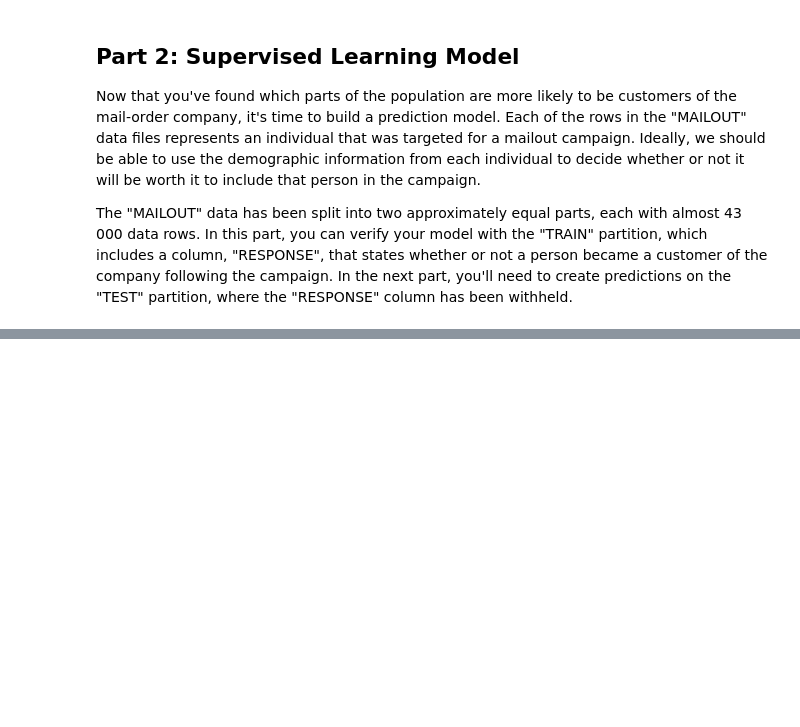
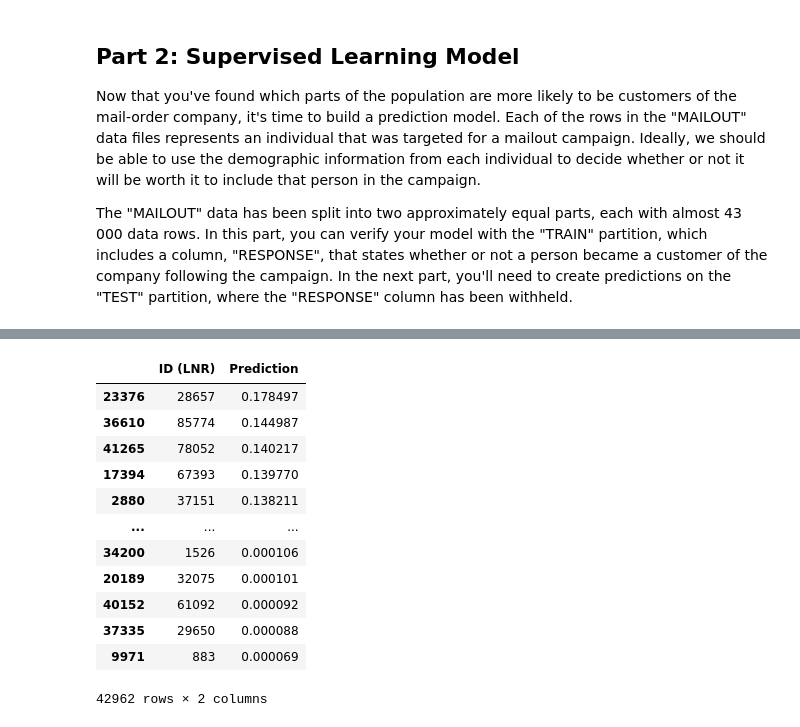
Before and after one commit to Aleaume/Udacity_DataSc_P4, a Jupyter notebook: Arvato Project Workbook.ipynb, the cells around one changed output, grey strips where cells are left out. Drawn from its saved outputs; the diff is of its cells as text; code cells hidden in the pictures; blank space fills up the shorter version.

```diff
--- a/Arvato Project Workbook.ipynb
+++ b/Arvato Project Workbook.ipynb
@@ -736,0 +850,40 @@ mailout_train = pd.read_csv('../../data/Term2/capstone/arvato_data/Udacity_MAILO
+# %%
+mailout_test = pd.read_csv('arvato_data/Udacity_MAILOUT_052018_TRAIN.csv', sep=';')
+# %%
+#Data Cleaning, we apply the same steps as in the previous phases.
+
+le = preprocessing.LabelEncoder()
+imputer = SimpleImputer(missing_values=np.nan, strategy='mean')
+
+mailout_test['CAMEO_DEU_2015'] = mailout_test['CAMEO_DEU_2015'].replace(np.nan, 'XX')
+mailout_test['CAMEO_DEU_2015'] = le.fit_transform(mailout_test['CAMEO_DEU_2015'])
+
+mailout_test['CAMEO_DEUG_2015'] = mailout_test['CAMEO_DEUG_2015'].replace([np.nan, 'X'], 0)
+mailout_test['CAMEO_DEUG_2015'] = mailout_test['CAMEO_DEUG_2015'].astype(int)
+
+mailout_test['CAMEO_INTL_2015'] = mailout_test['CAMEO_INTL_2015'].replace([np.nan, 'XX'], 0)
+mailout_test['CAMEO_INTL_2015'] = mailout_test['CAMEO_INTL_2015'].astype(int)
+
+mailout_test['D19_LETZTER_KAUF_BRANCHE'] = le.fit_transform(mailout_test['D19_LETZTER_KAUF_BRANCHE'])
+
+mailout_test['EINGEFUEGT_AM'] = mailout_test['EINGEFUEGT_AM'].str[:4]
+mailout_test['EINGEFUEGT_AM'] = mailout_test['EINGEFUEGT_AM'].replace([np.nan], 0)
+mailout_test['EINGEFUEGT_AM'] = mailout_test['EINGEFUEGT_AM'].astype(int)
+
+mailout_test['OST_WEST_KZ'] = mailout_test['OST_WEST_KZ'].replace(np.nan, 'XX')
+mailout_test['OST_WEST_KZ'] = le.fit_transform(mailout_test['OST_WEST_KZ'])
+
+mailout_test.drop([col for col in removed_unknown.index], axis=1, inplace=True)
+mailout_test.drop([col for col in removed_missing.index], axis=1, inplace=True)
+
+ids = mailout_test['LNR']
+mailout_test.drop(columns=['LNR','RESPONSE'], inplace=True)
+
+imputer.fit(mailout_test)
+mailout_test = pd.DataFrame(imputer.fit_transform(mailout_test),columns=mailout_test.columns)
+
+mailout_test_scaled = scaler.fit_transform(mailout_test)
+# %%
+#We then use the selected best model
+predict = best_est.predict_proba(mailout_test_scaled)
+predict
@@ -736,0 +898,19 @@ mailout_train = pd.read_csv('../../data/Term2/capstone/arvato_data/Udacity_MAILO
+# %%
+#We put the result back into a DataFrame
+results = pd.DataFrame({"ID (LNR)":ids.values, "Prediction":predict[:,1]})
+results = results.sort_values(by=["Prediction"], ascending=False)
+results
+# %% [output]
+|  | ID (LNR) | Prediction |
+| 23376 | 28657 | 0.178497 |
+| 36610 | 85774 | 0.144987 |
+| 41265 | 78052 | 0.140217 |
+| 17394 | 67393 | 0.139770 |
+| 2880 | 37151 | 0.138211 |
+| ... | ... | ... |
+| 34200 | 1526 | 0.000106 |
+| 20189 | 32075 | 0.000101 |
+| 40152 | 61092 | 0.000092 |
+| 37335 | 29650 | 0.000088 |
+| 9971 | 883 | 0.000069 |
+42962 rows × 2 columns
```
Also changed, not shown: parts of 19 cells of this notebook, 1 other file.
